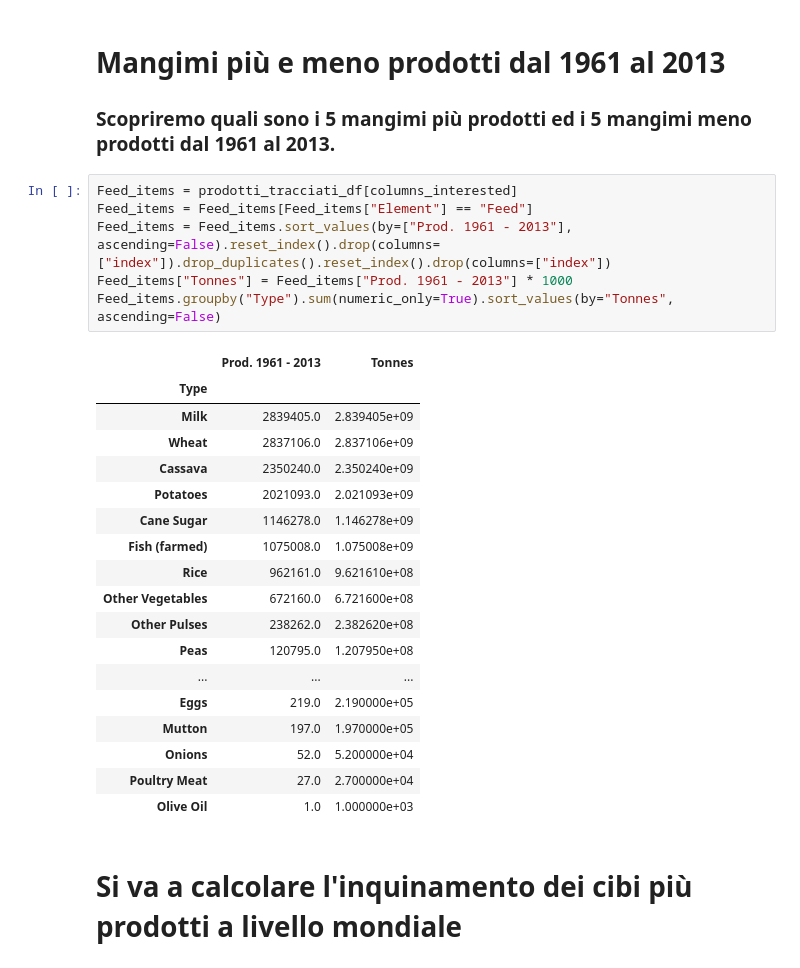
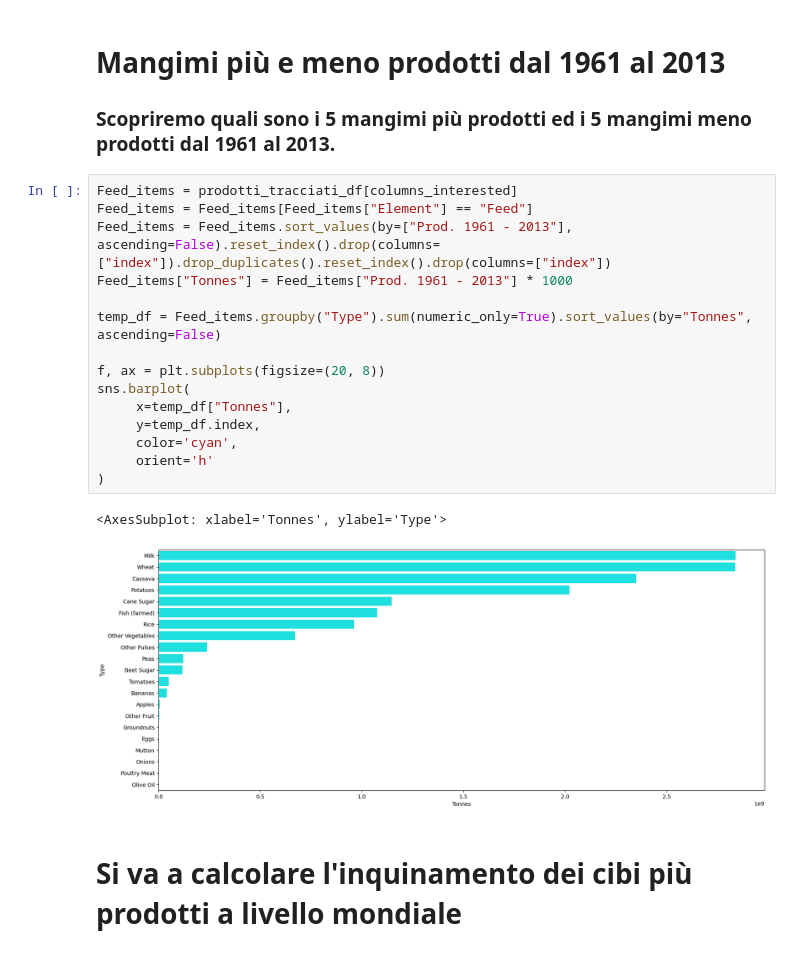
Before and after one commit to monkeymatt0/ProduzioneCibiMangimiImpattoAmbientale, a Jupyter notebook: MatteoVolleroDataVis.ipynb, the cells around one changed output. Drawn from its saved outputs; the diff is of its cells as text.

```diff
--- a/MatteoVolleroDataVis.ipynb
+++ b/MatteoVolleroDataVis.ipynb
@@ -370,28 +364,21 @@ Food_items.groupby("Type").sum(numeric_only=True).sort_values(by="Tonnes", ascen
 # %%
 Feed_items = prodotti_tracciati_df[columns_interested]
 Feed_items = Feed_items[Feed_items["Element"] == "Feed"]
 Feed_items = Feed_items.sort_values(by=["Prod. 1961 - 2013"], ascending=False).reset_index().drop(columns=["index"]).drop_duplicates().reset_index().drop(columns=["index"])
 Feed_items["Tonnes"] = Feed_items["Prod. 1961 - 2013"] * 1000
-Feed_items.groupby("Type").sum(numeric_only=True).sort_values(by="Tonnes", ascending=False)
+
+temp_df = Feed_items.groupby("Type").sum(numeric_only=True).sort_values(by="Tonnes", ascending=False)
+
+f, ax = plt.subplots(figsize=(20, 8))
+sns.barplot(
+     x=temp_df["Tonnes"],
+     y=temp_df.index,
+     color='cyan',
+     orient='h'
+)
 # %% [output]
-|  | Prod. 1961 - 2013 | Tonnes |
-| Type |  |  |
-| Milk | 2839405.0 | 2.839405e+09 |
-| Wheat | 2837106.0 | 2.837106e+09 |
-| Cassava | 2350240.0 | 2.350240e+09 |
-| Potatoes | 2021093.0 | 2.021093e+09 |
-| Cane Sugar | 1146278.0 | 1.146278e+09 |
-| Fish (farmed) | 1075008.0 | 1.075008e+09 |
-| Rice | 962161.0 | 9.621610e+08 |
-| Other Vegetables | 672160.0 | 6.721600e+08 |
-| Other Pulses | 238262.0 | 2.382620e+08 |
-| Peas | 120795.0 | 1.207950e+08 |
-| ... | ... | ... |
-| Eggs | 219.0 | 2.190000e+05 |
-| Mutton | 197.0 | 1.970000e+05 |
-| Onions | 52.0 | 5.200000e+04 |
-| Poultry Meat | 27.0 | 2.700000e+04 |
-| Olive Oil | 1.0 | 1.000000e+03 |
+<AxesSubplot: xlabel='Tonnes', ylabel='Type'>
+[figure, added]
 # %% [markdown]
 # Si va a calcolare l'inquinamento dei cibi più prodotti a livello mondiale
 # %% [markdown]
```
Also changed, not shown: parts of 19 cells of this notebook.
